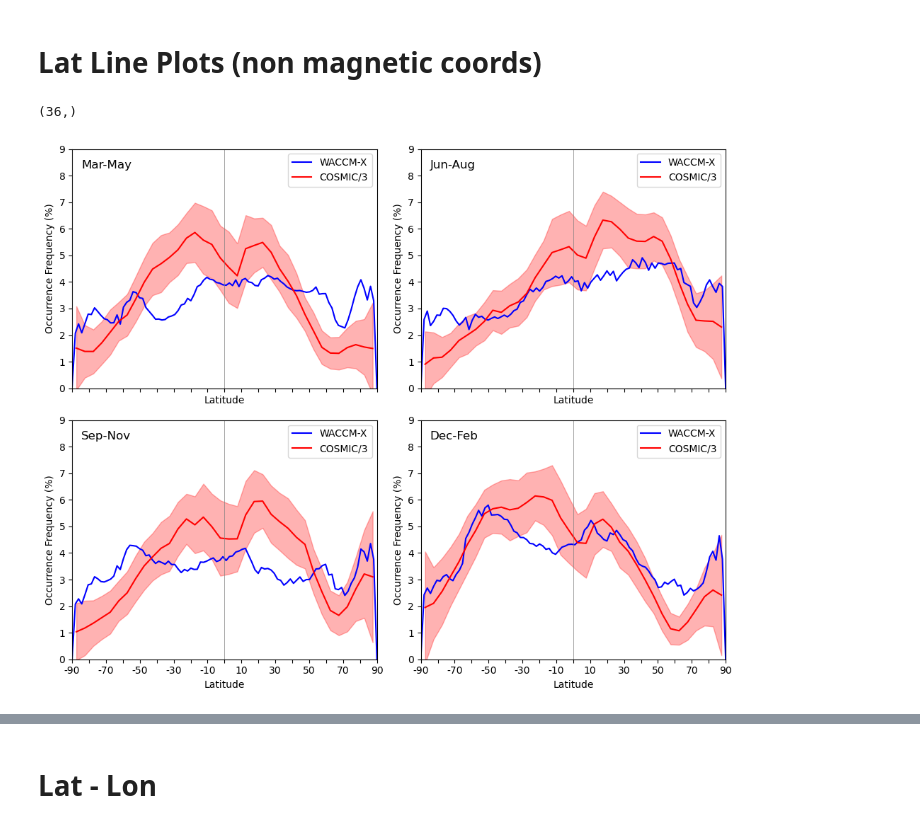
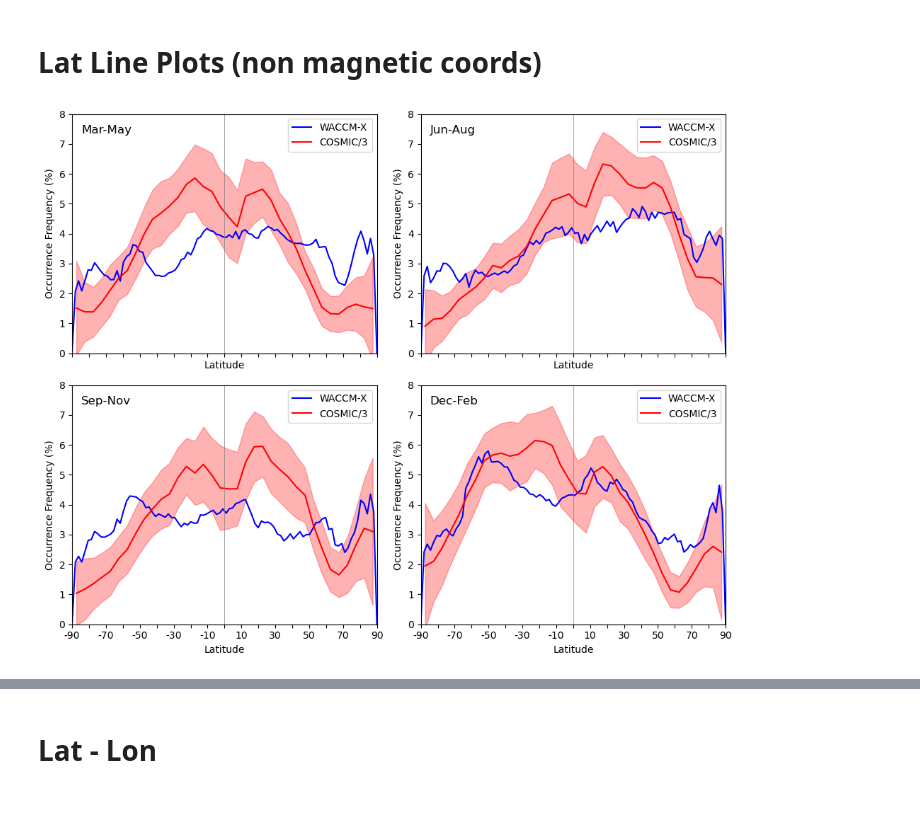
Before and after one commit to tashaay/SpE_Identification_Notebooks, a Jupyter notebook: COSMIC_WACCM_Plotting-Daviddata.ipynb, the cells around one changed output, grey strips where cells are left out. Saved outputs shown, nothing was run; the diff lists cells and outputs as text; code cells hidden in the pictures.

```diff
--- a/COSMIC_WACCM_Plotting-Daviddata.ipynb
+++ b/COSMIC_WACCM_Plotting-Daviddata.ipynb
@@ -1029,7 +721,3 @@ factor = 3
-# %%
-lat_spr_lon.shape
-# %% [output]
-(36,)
 # %%
 # Using COSMIC data on lat-(lon) grid
 #======================================
@@ -1062,8 +750,8 @@ axes[1, 1].fill_between(lat_win_lon, (ocfr_win_lon_mean.values - win_stdev_lat.v
 
 
 
-# ylim_min = 0
-# ylim_max = 9
+ylim_min = 0
+ylim_max = 8
 
 # nmeas_lim = 50
 
@@ -1131,32 +819,32 @@ for ax in axes.flatten():
 
     ax.legend()
     #ax.set_ylim(0, 30)
     ax.set_ylim(ylim_min, ylim_max)
 
 # Add text annotation to the top left
 for i, row in enumerate(axes):
     for j, ax in enumerate(row):
         label = ['Mar-May', 'Jun-Aug', 'Sep-Nov','Dec-Feb'][i * 2 + j]
         ax.text(0.03, 0.92, label, transform=ax.transAxes, fontsize=12)
 
 # Move the legend to the top right
 axes[0, 0].legend(loc='upper right')
 axes[0, 1].legend(loc='upper right')
 axes[1, 0].legend(loc='upper right')
 axes[1, 1].legend(loc='upper right')
 
 # Adjust layout
 plt.tight_layout()
 
 # Save and show the figure
 figname = None
 if fivedegbins == 1:
     figname = f'{run_name}_Combined_Lat_5d_f-{factor}.png'
 else:
     figname = f'{run_name}_Combined_Lat_f-{factor}.png'
 
 plt.savefig('Figures/Daviddata/' + str(figname), dpi=400, bbox_inches='tight')
 plt.show()
 # %% [output]
-[figure, old version]
+[figure, new version]
 # %%
```
Also changed, not shown: parts of 33 cells of this notebook, 11 other files.
